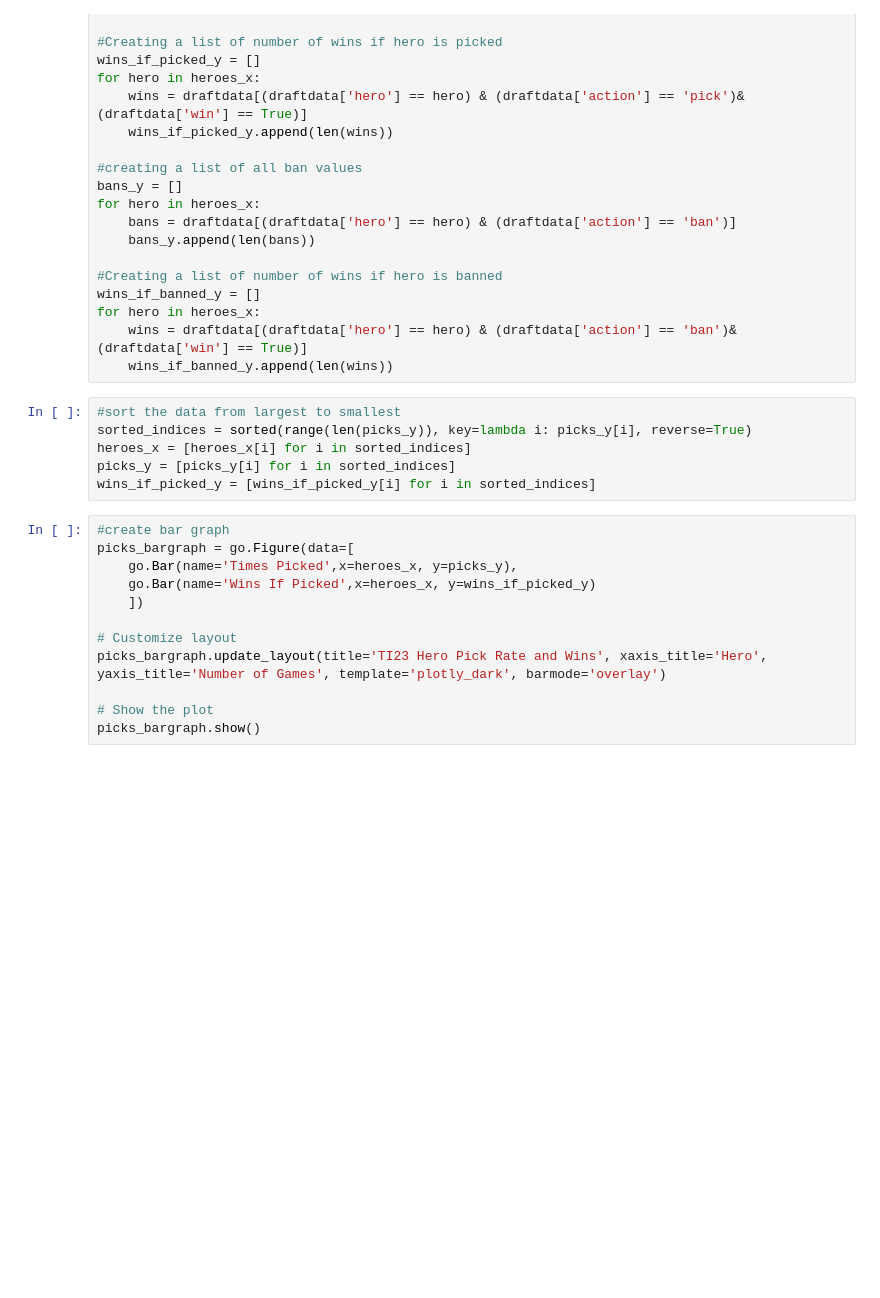
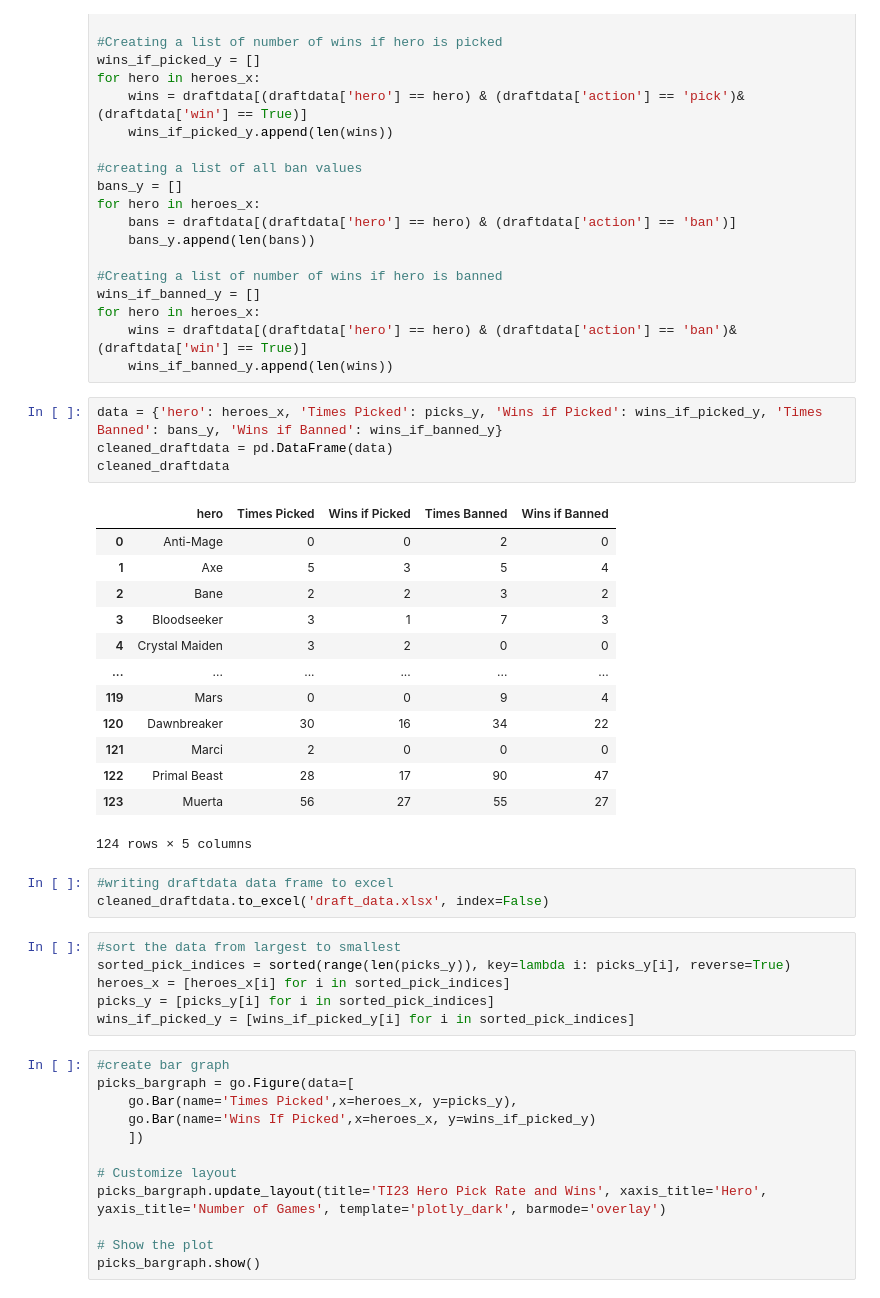
Before and after one commit to jmcmillian94/Dota2-Meta-Analysis, a Jupyter notebook: test.ipynb, the cells around one changed output. Drawn from its saved outputs; the diff is of its cells as text; blank space fills up the shorter version.

Commit message:
created and cleaner dataframe to import to tableau

```diff
--- a/test.ipynb
+++ b/test.ipynb
@@ -167,12 +163,33 @@ wins_if_banned_y = []
 for hero in heroes_x:
     wins = draftdata[(draftdata['hero'] == hero) & (draftdata['action'] == 'ban')& (draftdata['win'] == True)]
     wins_if_banned_y.append(len(wins))
+# %%
+data = {'hero': heroes_x, 'Times Picked': picks_y, 'Wins if Picked': wins_if_picked_y, 'Times Banned': bans_y, 'Wins if Banned': wins_if_banned_y}
+cleaned_draftdata = pd.DataFrame(data)
+cleaned_draftdata
+# %% [output]
+|  | hero | Times Picked | Wins if Picked | Times Banned | Wins if Banned |
+| 0 | Anti-Mage | 0 | 0 | 2 | 0 |
+| 1 | Axe | 5 | 3 | 5 | 4 |
+| 2 | Bane | 2 | 2 | 3 | 2 |
+| 3 | Bloodseeker | 3 | 1 | 7 | 3 |
+| 4 | Crystal Maiden | 3 | 2 | 0 | 0 |
+| ... | ... | ... | ... | ... | ... |
+| 119 | Mars | 0 | 0 | 9 | 4 |
+| 120 | Dawnbreaker | 30 | 16 | 34 | 22 |
+| 121 | Marci | 2 | 0 | 0 | 0 |
+| 122 | Primal Beast | 28 | 17 | 90 | 47 |
+| 123 | Muerta | 56 | 27 | 55 | 27 |
+124 rows × 5 columns
+# %%
+#writing draftdata data frame to excel
+cleaned_draftdata.to_excel('draft_data.xlsx', index=False)
 # %%
 #sort the data from largest to smallest
-sorted_indices = sorted(range(len(picks_y)), key=lambda i: picks_y[i], reverse=True)
-heroes_x = [heroes_x[i] for i in sorted_indices]
-picks_y = [picks_y[i] for i in sorted_indices]
-wins_if_picked_y = [wins_if_picked_y[i] for i in sorted_indices]
+sorted_pick_indices = sorted(range(len(picks_y)), key=lambda i: picks_y[i], reverse=True)
+heroes_x = [heroes_x[i] for i in sorted_pick_indices]
+picks_y = [picks_y[i] for i in sorted_pick_indices]
+wins_if_picked_y = [wins_if_picked_y[i] for i in sorted_pick_indices]
 # %%
 #create bar graph
 picks_bargraph = go.Figure(data=[
```
Also changed, not shown: parts of 5 cells of this notebook.
